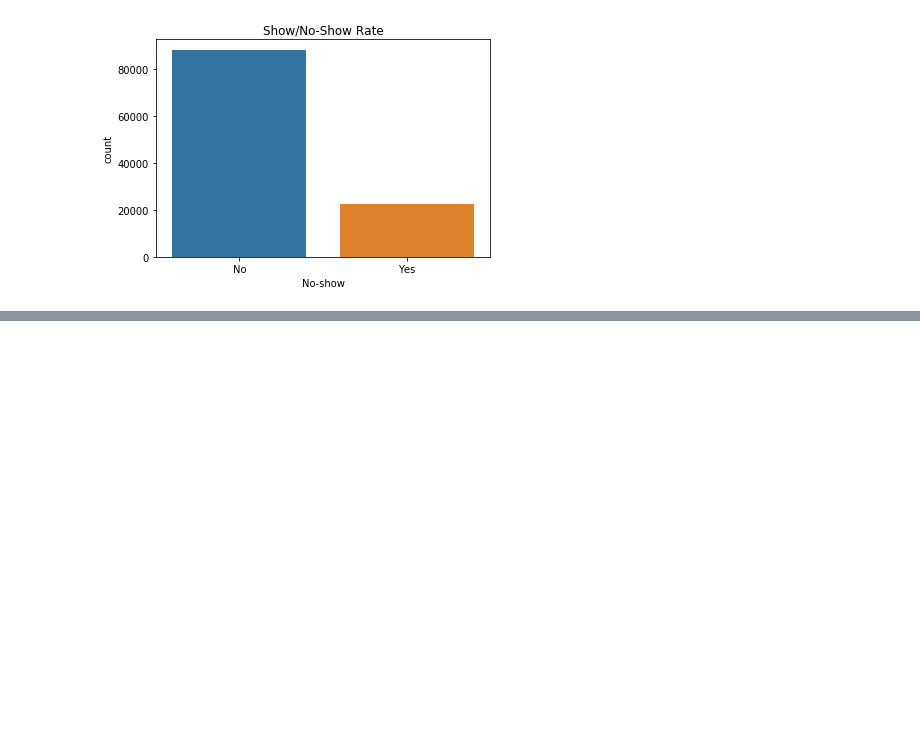
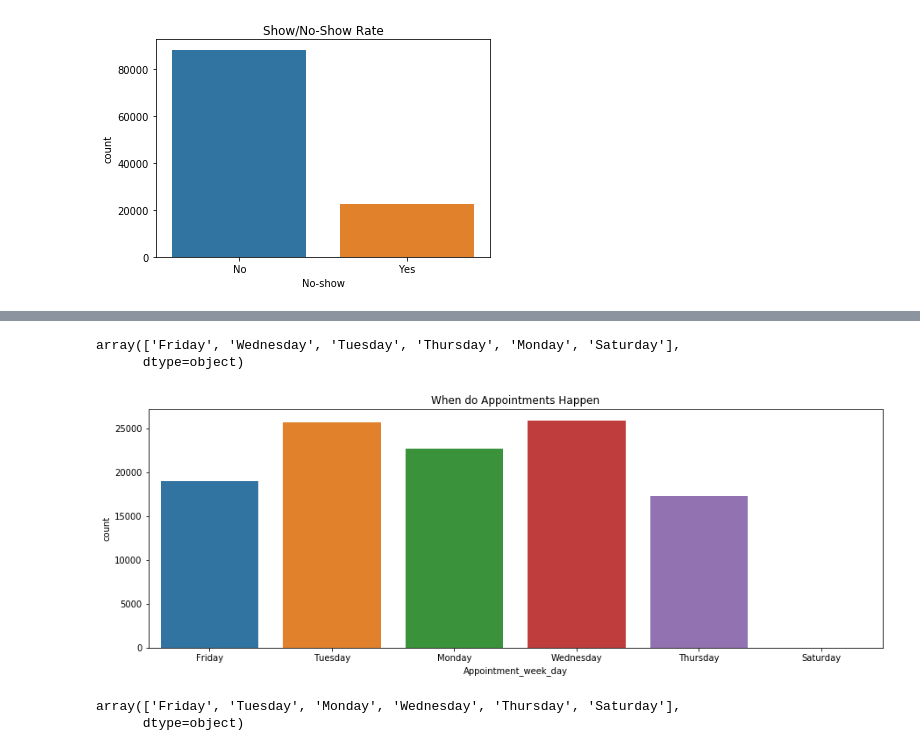
Before and after one commit to marlizana/project-ml-show-noshow, a Jupyter notebook: show_no_show.ipynb, the cells around one changed output, grey strips where cells are left out. Saved outputs shown, nothing was run; the diff lists cells and outputs as text; code cells hidden in the pictures; blank space fills up the shorter version.

```diff
--- a/show_no_show.ipynb
+++ b/show_no_show.ipynb
@@ -68,0 +200,17 @@ plt.show()
+# %%
+show_no_show['Scheduled_week_day'].unique()
+# %% [output]
+array(['Friday', 'Wednesday', 'Tuesday', 'Thursday', 'Monday', 'Saturday'],
+      dtype=object)
+# %%
+plt.figure(figsize=(15,5))
+ax = sns.countplot(x=show_no_show['Appointment_week_day'])
+ax.set_title("When do Appointments Happen")
+plt.show()
+# %% [output]
+[figure, added]
+# %%
+show_no_show['Appointment_week_day'].unique()
+# %% [output]
+array(['Friday', 'Tuesday', 'Monday', 'Wednesday', 'Thursday', 'Saturday'],
+      dtype=object)
```
Also changed, not shown: parts of 13 cells of this notebook.
